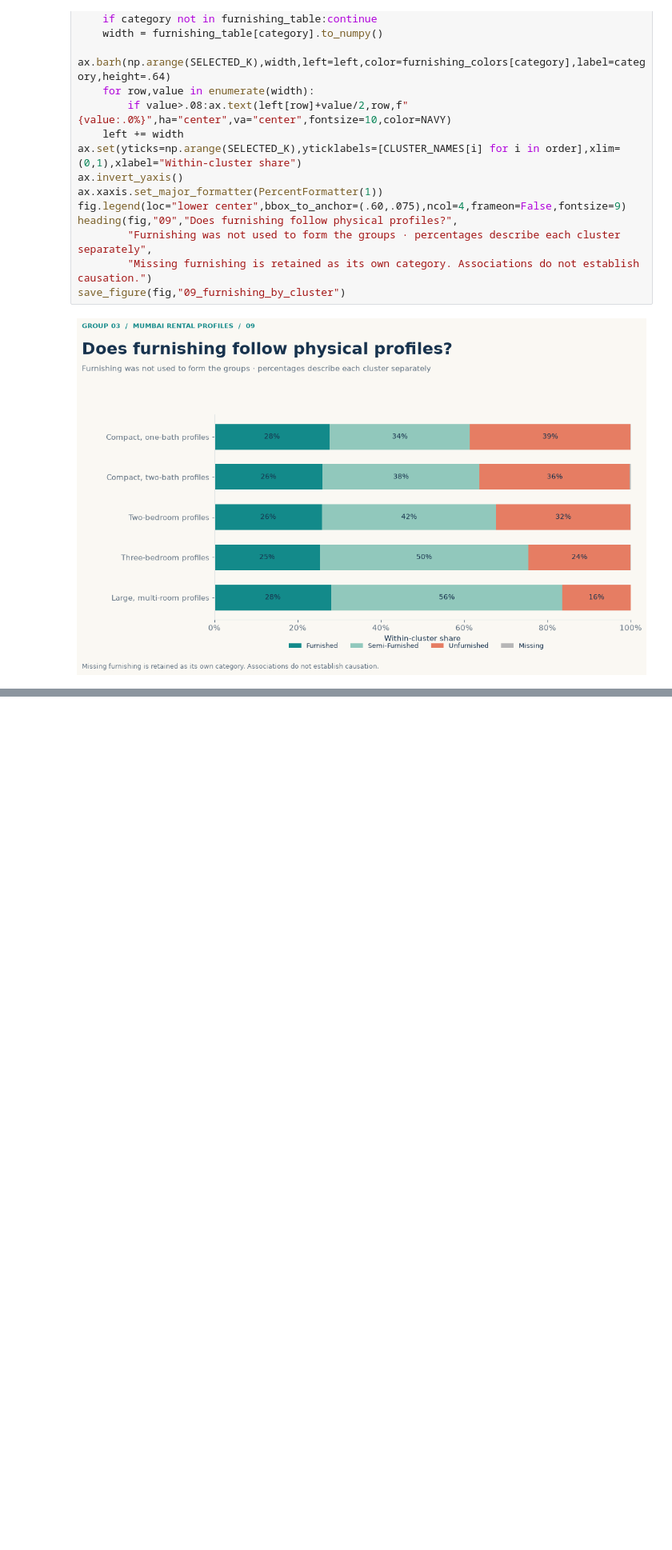
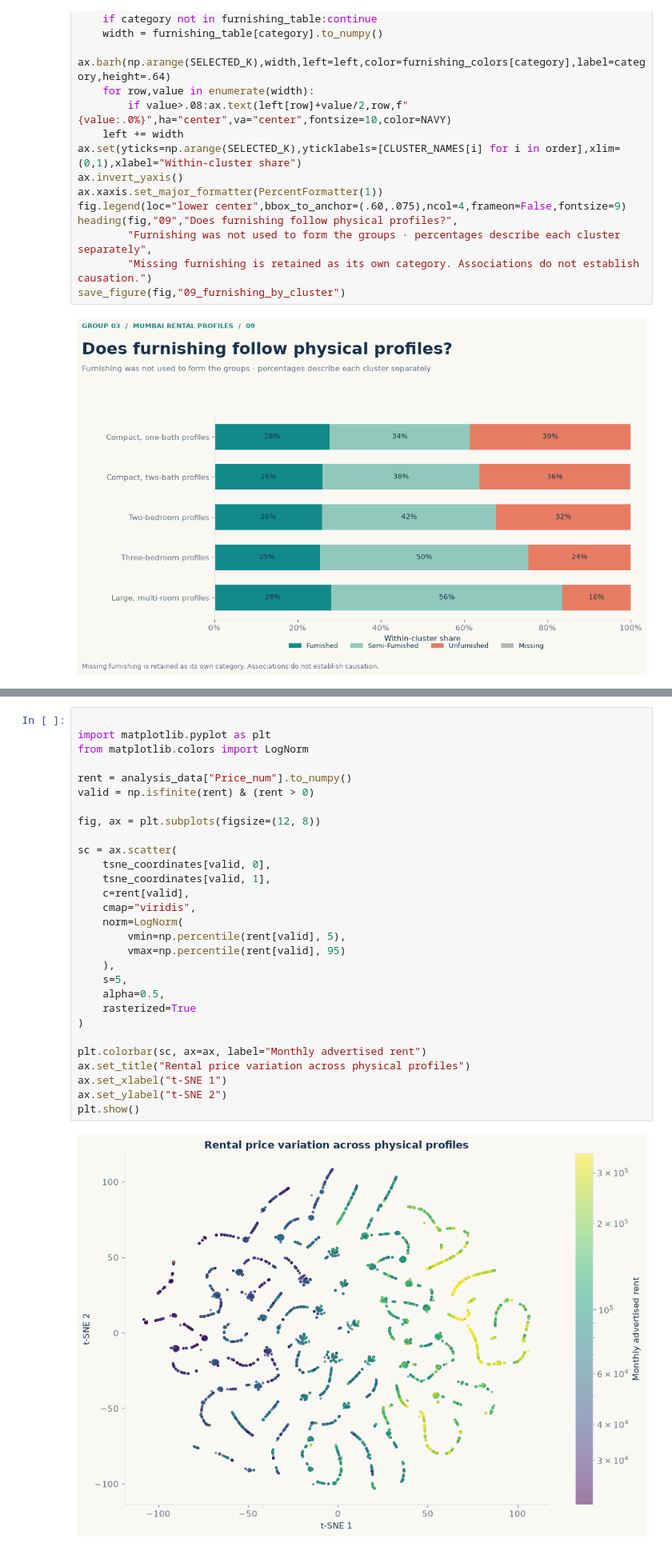
Before and after one commit to iaac-maai/group-3-day3-assignment, a Jupyter notebook: Unsupervisedlearning.ipynb, the cells around one changed output, grey strips where cells are left out. Shown at 80% size. Drawn from its saved outputs; the diff is of its cells as text; blank space fills up the shorter version.

```diff
--- a/Unsupervisedlearning.ipynb
+++ b/Unsupervisedlearning.ipynb
@@ -785,0 +859,31 @@ save_figure(fig,"09_furnishing_by_cluster")
+# %%
+
+import matplotlib.pyplot as plt
+from matplotlib.colors import LogNorm
+
+rent = analysis_data["Price_num"].to_numpy()
+valid = np.isfinite(rent) & (rent > 0)
+
+fig, ax = plt.subplots(figsize=(12, 8))
+
+sc = ax.scatter(
+    tsne_coordinates[valid, 0],
+    tsne_coordinates[valid, 1],
+    c=rent[valid],
+    cmap="viridis",
+    norm=LogNorm(
+        vmin=np.percentile(rent[valid], 5),
+        vmax=np.percentile(rent[valid], 95)
+    ),
+    s=5,
+    alpha=0.5,
+    rasterized=True
+)
+
+plt.colorbar(sc, ax=ax, label="Monthly advertised rent")
+ax.set_title("Rental price variation across physical profiles")
+ax.set_xlabel("t-SNE 1")
+ax.set_ylabel("t-SNE 2")
+plt.show()
+# %% [output]
+[figure, added]
```
Also changed, not shown: parts of 17 cells of this notebook, 23 other files.
